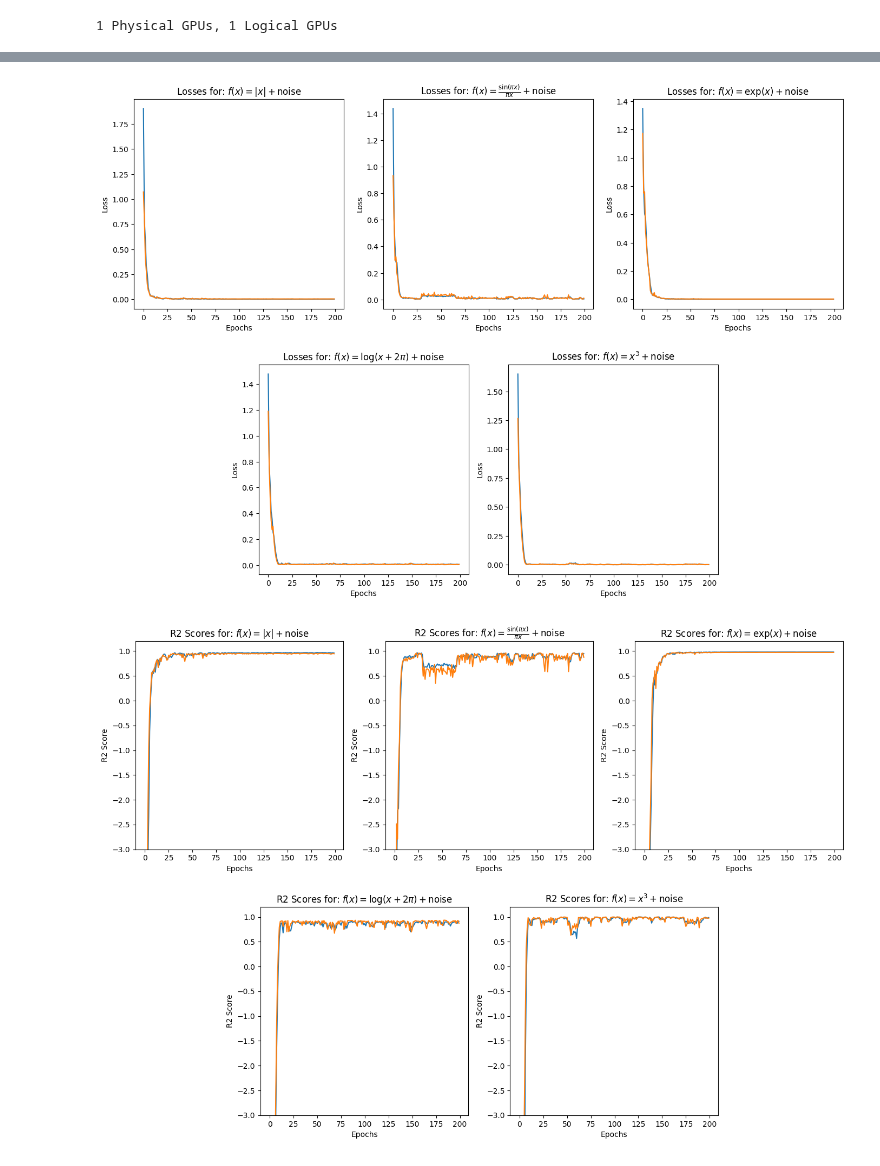
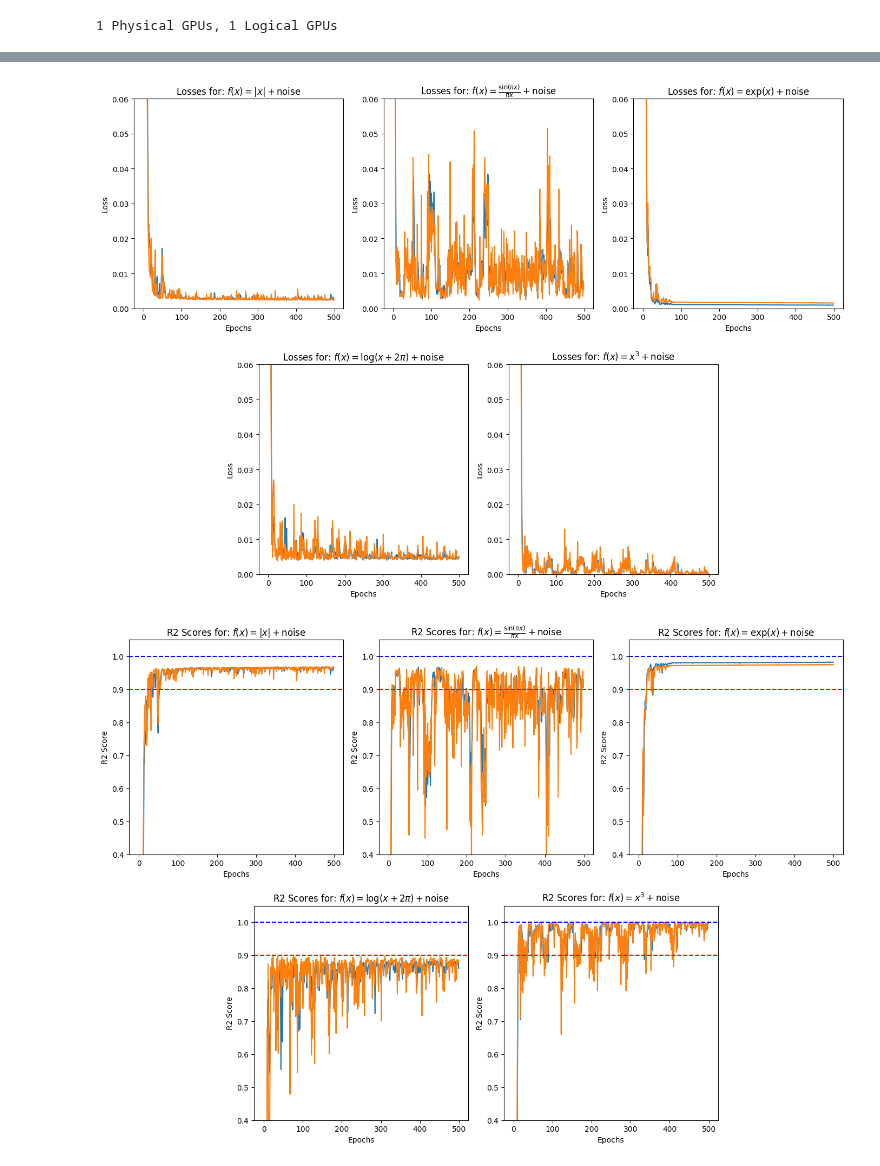
Before and after one commit to songofphysics/master-thesis, a Jupyter notebook: test.ipynb, the cells around one changed output, grey strips where cells are left out. Drawn from its saved outputs; the diff is of its cells as text; code cells hidden in the pictures.

```diff
--- a/test.ipynb
+++ b/test.ipynb
@@ -347,7 +373,7 @@ def train_model(input_data, target_data, function_index, k_folds=5, learning_rat
         vacuum_state = get_vacuum_state_tf(cutoff_dim)
         model = tf.keras.Sequential([QEncoder(dim=cutoff_dim, vacuum_state=vacuum_state, name='QuantumEncoding')])
         for i in range(num_layers):
-            model.add(QLayer(dim=cutoff_dim, stddev=std, name=f'QuantumLayer_{i+1}'))
+            model.add(QLayer(dim=cutoff_dim, stddev=std, tol=1e-6, name=f'QuantumLayer_{i+1}'))
         model.add(QDecoder(dim=cutoff_dim, name='QuantumDecoding'))
 
         # Compile the model
@@ -399,7 +425,7 @@ def untrained_models(d = 0.1, num_layers = 6, cutoff_dim = 10):
 results = []
 layers = [2,3,2,2,2]
 for i in range(5):
-    results.append(train_model(x, Y[i], i+1, learning_rate=rates[i], num_layers=layers[i], cutoff_dim=20, epochs=200, rec=False))
+    results.append(train_model(x, Y[i], i+1, learning_rate=rates[i], num_layers=layers[i], cutoff_dim=20, epochs=500, rec=False))
 H, M = zip(*results)
 # %% [output]
 Training on fold 5 complete.
@@ -471,37 +497,40 @@ for i in range(5):
     ax.set_title("Losses for: " + y_labels[i])
     ax.set_xlabel('Epochs')
     ax.set_ylabel('Loss')
+    ax.set_ybound(0.0,0.06)
     ax.set_box_aspect(1)
 
 plt.tight_layout()
 #fit.savefig('mse_with_val.png')
 plt.show()
 # %% [output]
-[figure, old version]
+[figure, new version]
 # %%
 r2 = plt.figure(figsize=(14, 10))
 gs = plt.GridSpec(2, 12)
 
 for i in range(5):
     if i < 3:
         ax = plt.subplot(gs[0, 4 * i:4 * i + 4])
     else:
         # Center the bottom plots by shifting them to the right
         ax = plt.subplot(gs[1, 4 * (i - 3) + 2:4 * (i - 3) + 6])
 
     ax.plot(H[i].history['r2_score'], label='Training R2 Score')
     ax.plot(H[i].history['val_r2_score'], label='R2 Score')
     ax.set_title("R2 Scores for: " + y_labels[i])
     ax.set_xlabel('Epochs')
     ax.set_ylabel('R2 Score')
-    ax.set_ybound(-3,1.2)
+    ax.set_ybound(0.4,1.05)
+    ax.axhline(y=1.0, color='b', linestyle='--')
+    ax.axhline(y=0.9, color='r', linestyle='--')
     ax.set_box_aspect(1)
 
 plt.tight_layout()
 #fit.savefig('r2_with_val.png')
 plt.show()
 # %% [output]
-[figure, old version]
+[figure, new version]
 # %%
 N = untrained_models(d = 0.5, num_layers=1)
 plt.figure()
```
Also changed, not shown: parts of 4 cells of this notebook.
